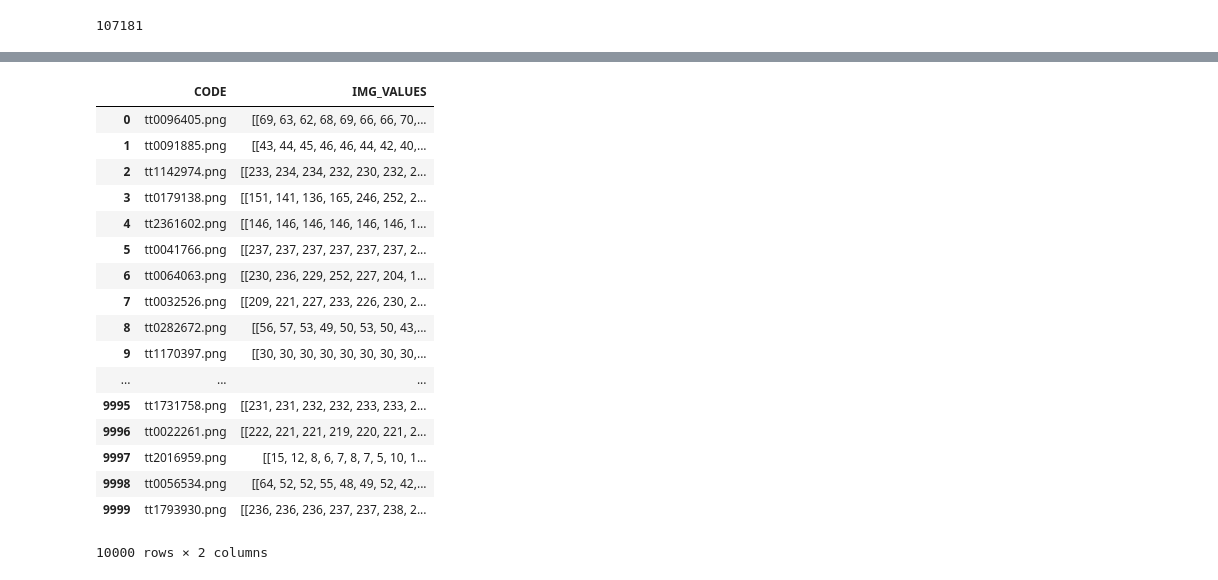
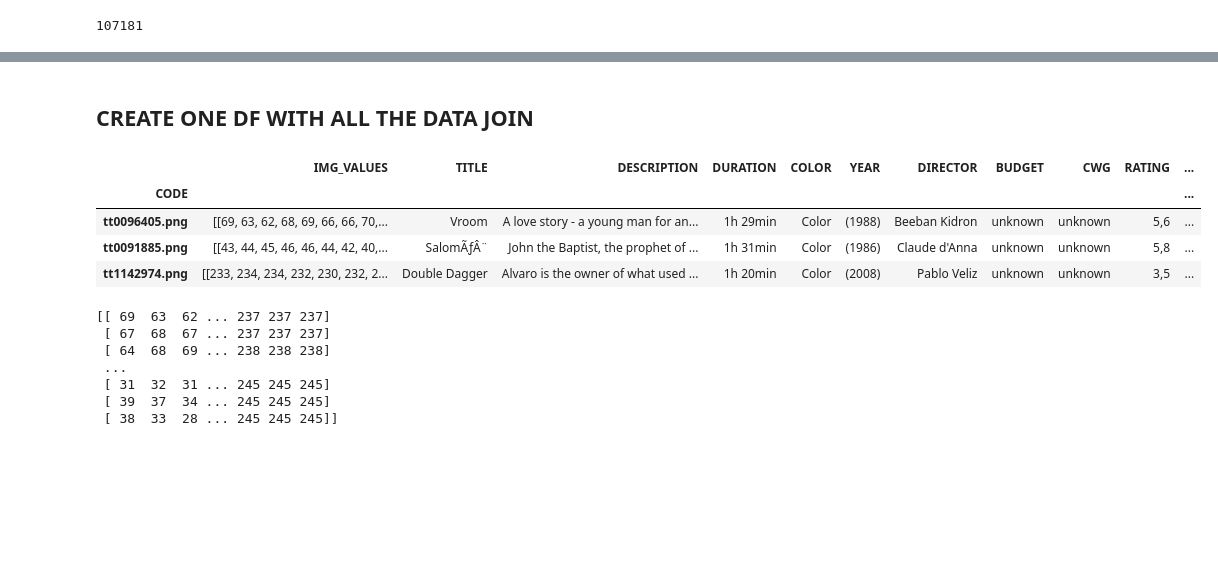
Before and after one commit to juan97serrano/IMDB_Prediction-TFM, a Jupyter notebook: Preprocessing/readimg_and_createdf.ipynb, the cells around one changed output, grey strips where cells are left out. Cells and saved outputs as stored; diff of their text form; code cells hidden in the pictures; blank space fills up the shorter version.

```diff
--- a/Preprocessing/readimg_and_createdf.ipynb
+++ b/Preprocessing/readimg_and_createdf.ipynb
@@ -105,29 +77,18 @@ array_img
 # %%
 array_img.to_csv('../data/BORRARNOFINALFiltered_Img_DataFrame.csv')
-# %%
-array_img
-# %% [output]
-|  | CODE | IMG_VALUES |
-| 0 | tt0096405.png | [[69, 63, 62, 68, 69, 66, 66, 70,... |
-| 1 | tt0091885.png | [[43, 44, 45, 46, 46, 44, 42, 40,... |
-| 2 | tt1142974.png | [[233, 234, 234, 232, 230, 232, 2... |
-| 3 | tt0179138.png | [[151, 141, 136, 165, 246, 252, 2... |
-| 4 | tt2361602.png | [[146, 146, 146, 146, 146, 146, 1... |
-| 5 | tt0041766.png | [[237, 237, 237, 237, 237, 237, 2... |
-| 6 | tt0064063.png | [[230, 236, 229, 252, 227, 204, 1... |
-| 7 | tt0032526.png | [[209, 221, 227, 233, 226, 230, 2... |
-| 8 | tt0282672.png | [[56, 57, 53, 49, 50, 53, 50, 43,... |
-| 9 | tt1170397.png | [[30, 30, 30, 30, 30, 30, 30, 30,... |
-| ... | ... | ... |
-| 9995 | tt1731758.png | [[231, 231, 232, 232, 233, 233, 2... |
-| 9996 | tt0022261.png | [[222, 221, 221, 219, 220, 221, 2... |
-| 9997 | tt2016959.png | [[15, 12, 8, 6, 7, 8, 7, 5, 10, 1... |
-| 9998 | tt0056534.png | [[64, 52, 52, 55, 48, 49, 52, 42,... |
-| 9999 | tt1793930.png | [[236, 236, 236, 237, 237, 238, 2... |
-10000 rows × 2 columns
+# %% [markdown]
+## CREATE ONE DF WITH ALL THE DATA JOIN
 # %%
 filtered_data = pd.read_csv('../data/FILTERED_FINAL_IMBD_DATA.csv',sep=',', engine='python', header= 0,index_col = 0)
 string = '.png'
 filtered_data['CODE'] = (pd.Series(filtered_data['CODE']) + string).tolist()
 # %%
 filtered_df_with_img = array_img.set_index('CODE').join(filtered_data.set_index('CODE'))
+# %%
+filtered_df_with_img.head(3)
+# %% [output]
+|  | IMG_VALUES | TITLE | DESCRIPTION | DURATION | COLOR | YEAR | DIRECTOR | BUDGET | CWG | RATING | ... |
+| CODE |  |  |  |  |  |  |  |  |  |  | ... |
+| tt0096405.png | [[69, 63, 62, 68, 69, 66, 66, 70,... | Vroom | A love story - a young man for an... | 1h 29min | Color | (1988) | Beeban Kidron | unknown | unknown | 5,6 | ... |
+| tt0091885.png | [[43, 44, 45, 46, 46, 44, 42, 40,... | SalomÃƒÂ¨ | John the Baptist, the prophet of ... | 1h 31min | Color | (1986) | Claude d'Anna | unknown | unknown | 5,8 | ... |
+| tt1142974.png | [[233, 234, 234, 232, 230, 232, 2... | Double Dagger | Alvaro is the owner of what used ... | 1h 20min | Color | (2008) | Pablo Veliz | unknown | unknown | 3,5 | ... |
@@ -133,0 +97,10 @@ filtered_df_with_img = array_img.set_index('CODE').join(filtered_data.set_index(
+# %%
+print(filtered_df_with_img[0][0])
+# %% [output]
+[[ 69  63  62 ... 237 237 237]
+ [ 67  68  67 ... 237 237 237]
+ [ 64  68  69 ... 238 238 238]
+ ...
+ [ 31  32  31 ... 245 245 245]
+ [ 39  37  34 ... 245 245 245]
+ [ 38  33  28 ... 245 245 245]]
```
Also changed, not shown: parts of 15 cells of this notebook, 2 other files.
